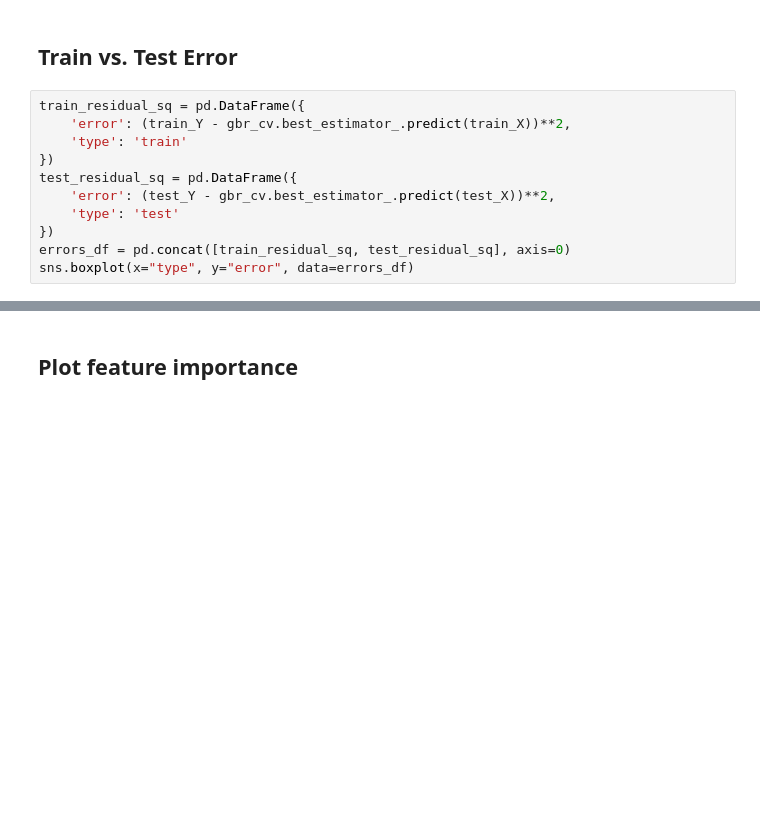
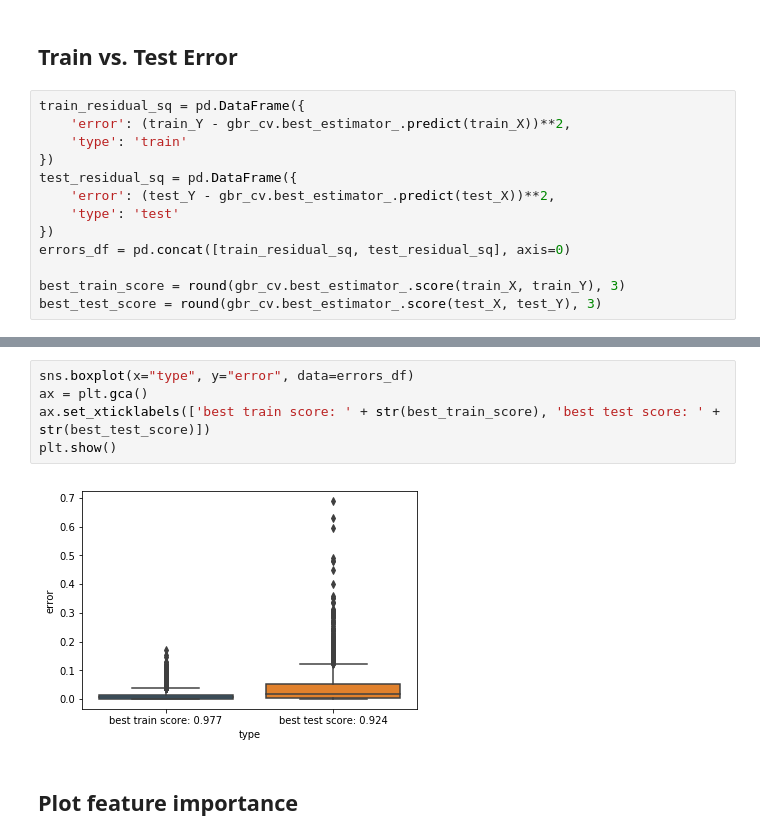
Before and after one commit to MingChen0919/cryoocyte_test_project, a Jupyter notebook: project-analysis.ipynb, the cells around one changed output, grey strips where cells are left out. Drawn from its saved outputs; the diff is of its cells as text; blank space fills up the shorter version.

```diff
--- a/project-analysis.ipynb
+++ b/project-analysis.ipynb
@@ -421,4 +424,6 @@ test_residual_sq = pd.DataFrame({
     'type': 'test'
 })
 errors_df = pd.concat([train_residual_sq, test_residual_sq], axis=0)
-sns.boxplot(x="type", y="error", data=errors_df)
+
+best_train_score = round(gbr_cv.best_estimator_.score(train_X, train_Y), 3)
+best_test_score = round(gbr_cv.best_estimator_.score(test_X, test_Y), 3)
@@ -431,3 +430,10 @@ sns.boxplot(x="type", y="error", data=errors_df)
+# %%
+sns.boxplot(x="type", y="error", data=errors_df)
+ax = plt.gca()
+ax.set_xticklabels(['best train score: ' + str(best_train_score), 'best test score: ' + str(best_test_score)])
+plt.show()
+# %% [output]
+[figure, added]
 # %% [markdown]
 ## Plot feature importance
 # %%
```
Also changed, not shown: parts of 7 cells of this notebook, 1 other file.
